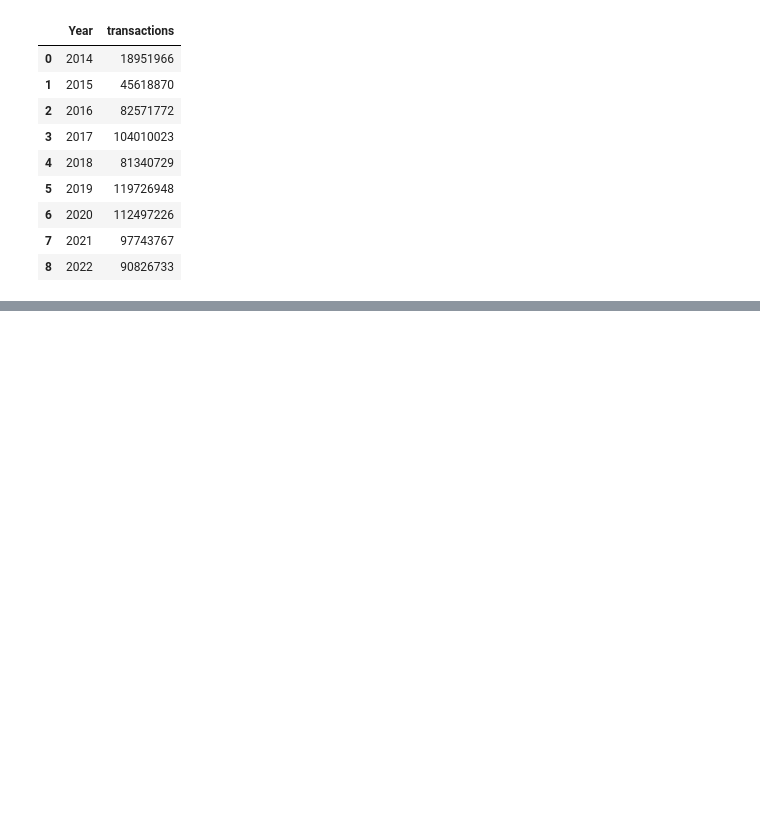
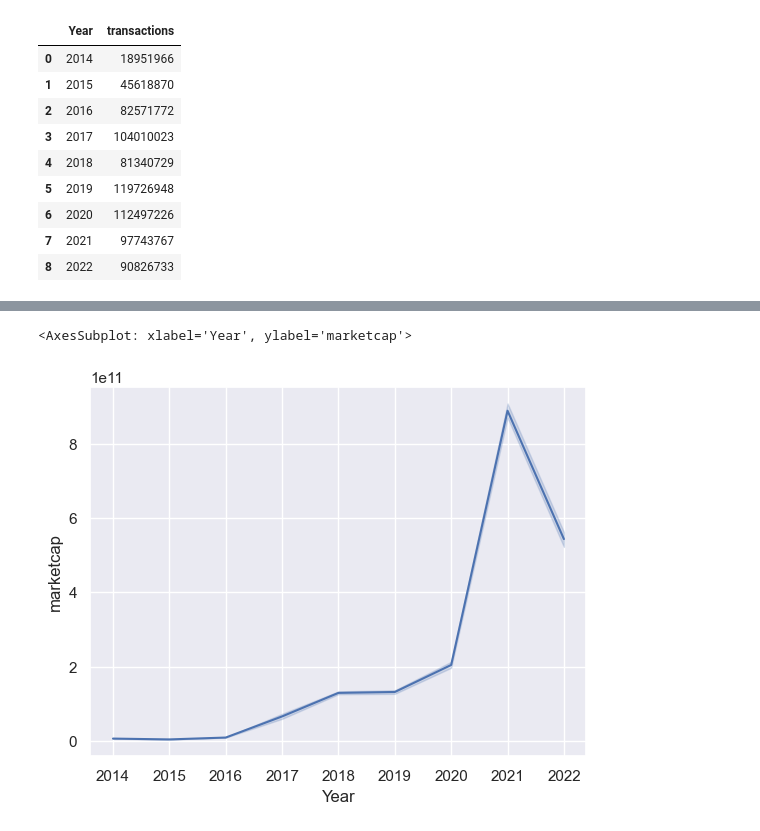
Before and after one commit to MartinMF88/Proyecto_DataScience_Coder, a Jupyter notebook: notebooks/Visualizacion.Martinez.ipynb, the cells around one changed output, grey strips where cells are left out. Cells and saved outputs as stored; diff of their text form; code cells hidden in the pictures; blank space fills up the shorter version.

```diff
--- a/notebooks/Visualizacion.Martinez.ipynb
+++ b/notebooks/Visualizacion.Martinez.ipynb
@@ -110,0 +111,6 @@ sns.heatmap(df_price_order1, annot=True, fmt=".1f", linewidths=.5, ax=ax)
+# %%
+sns.set_theme(style="darkgrid")
+sns.lineplot(x="Year", y="marketcap", data=df)
+# %% [output]
+<AxesSubplot: xlabel='Year', ylabel='marketcap'>
+[figure, added]
```
Also changed, not shown: parts of 7 cells of this notebook.
